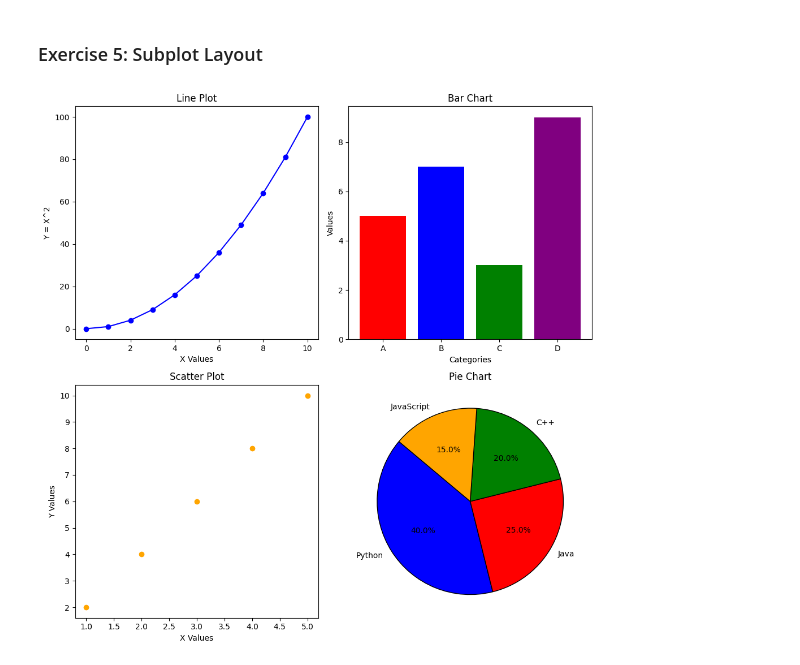
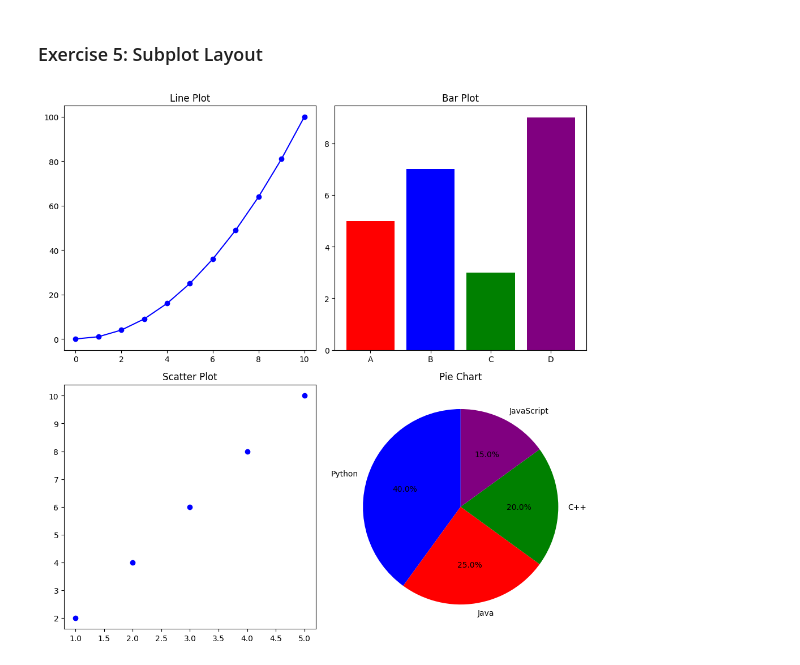
Before and after one commit to MALATHI-N79/python-jupyter-template, a Jupyter notebook: src/5-subplot.ipynb, the cells around one changed output. Saved outputs shown, nothing was run; the diff lists cells and outputs as text; code cells hidden in the pictures.

```diff
--- a/src/5-subplot.ipynb
+++ b/src/5-subplot.ipynb
@@ -3,55 +3,38 @@
 # %%
 # TASK: Create a 2x2 subplot layout.
 # Plot a line chart in the first subplot, a bar chart in the second, a scatter plot in the third, and a pie chart in the fourth.
 
+import numpy as np
 import matplotlib.pyplot as plt
-import numpy as np
 
-# Data for line plot
-x = np.arange(0, 11, 1)
-y = x ** 2
-
-# Data for bar plot
-categories = ['A', 'B', 'C', 'D']
-values = [5, 7, 3, 9]
-colors = ['red', 'blue', 'green', 'purple']
-
-# Data for scatter plot
-x_scatter = [1, 2, 3, 4, 5]
-y_scatter = [2, 4, 6, 8, 10]
-
-# Data for pie chart
-labels = ['Python', 'Java', 'C++', 'JavaScript']
-sizes = [40, 25, 20, 15]
-pie_colors = ['blue', 'red', 'green', 'orange']
-
-# Create subplots
 fig, axes = plt.subplots(2, 2, figsize=(10, 10))
 
 # Line plot
+x = np.arange(0, 11, 1)
+y = x ** 2
 axes[0, 0].plot(x, y, marker='o', linestyle='-', color='b')
 axes[0, 0].set_title('Line Plot')
-axes[0, 0].set_xlabel('X Values')
-axes[0, 0].set_ylabel('Y = X^2')
 
 # Bar plot
-axes[0, 1].bar(categories, values, color=colors)
-axes[0, 1].set_title('Bar Chart')
-axes[0, 1].set_xlabel('Categories')
-axes[0, 1].set_ylabel('Values')
+categories = ['A', 'B', 'C', 'D']
+values = [5, 7, 3, 9]
+axes[0, 1].bar(categories, values, color=['red', 'blue', 'green', 'purple'])
+axes[0, 1].set_title('Bar Plot')
 
 # Scatter plot
-axes[1, 0].scatter(x_scatter, y_scatter, color='orange')
+scatter_x = [1, 2, 3, 4, 5]
+scatter_y = [2, 4, 6, 8, 10]
+axes[1, 0].scatter(scatter_x, scatter_y, color='blue')
 axes[1, 0].set_title('Scatter Plot')
-axes[1, 0].set_xlabel('X Values')
-axes[1, 0].set_ylabel('Y Values')
 
 # Pie chart
-axes[1, 1].pie(sizes, labels=labels, autopct='%1.1f%%', colors=pie_colors, startangle=140, wedgeprops={'edgecolor': 'black'})
+pie_labels = ['Python', 'Java', 'C++', 'JavaScript']
+pie_sizes = [40, 25, 20, 15]
+axes[1, 1].pie(pie_sizes, labels=pie_labels, autopct='%1.1f%%', startangle=90, colors=['blue', 'red', 'green', 'purple'])
 axes[1, 1].set_title('Pie Chart')
 
 # Adjust layout
 plt.tight_layout()
 plt.show()
 # %% [output]
-[figure, old version]
+[figure, new version]
```
Also changed, not shown: 5 other files.
